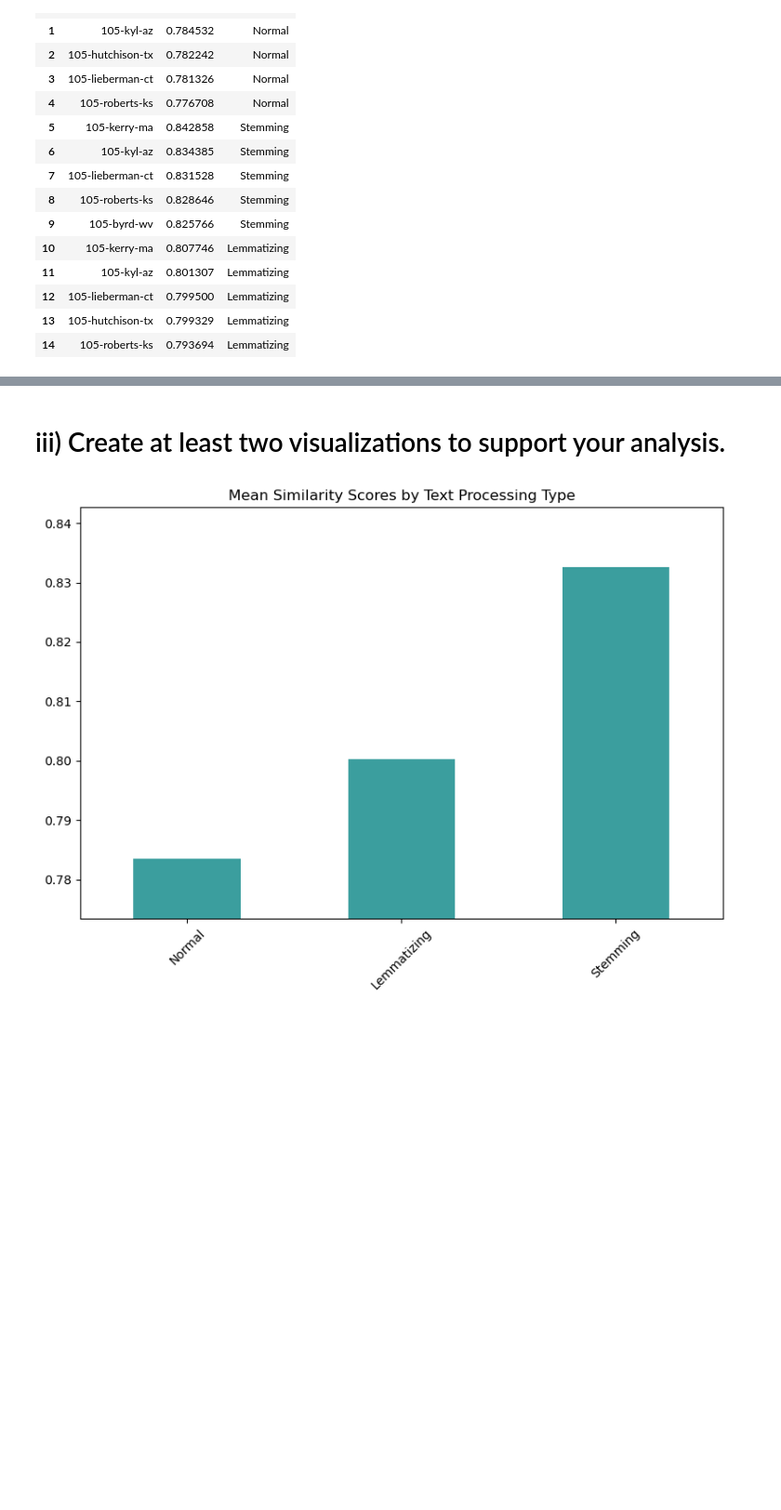
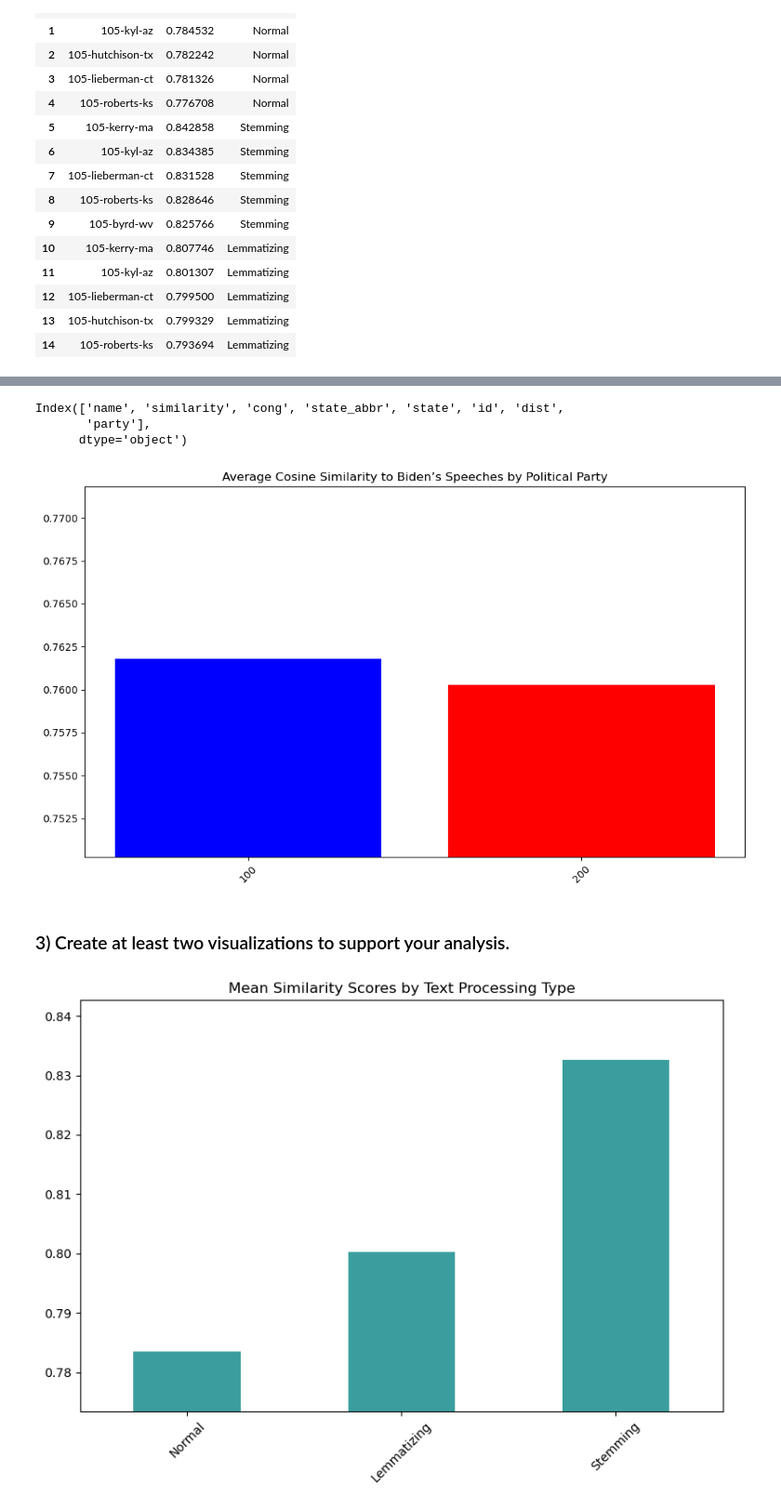
Before and after one commit to Iandrewburg/Text_Analysis, a Jupyter notebook: Assignments/Ian-Brandenburg.ipynb, the cells around one changed output, grey strips where cells are left out. Shown: that part at 93% size. Saved outputs shown, nothing was run; the diff lists cells and outputs as text; code cells hidden in the pictures; blank space fills up the shorter version.

Commit message:
updated text analysis assignment, added more viz

```diff
--- a/Assignments/Ian-Brandenburg.ipynb
+++ b/Assignments/Ian-Brandenburg.ipynb
@@ -393,3 +418,9 @@ results_df
 | 12 | 105-lieberman-ct | 0.799500 | Lemmatizing |
 | 13 | 105-hutchison-tx | 0.799329 | Lemmatizing |
 | 14 | 105-roberts-ks | 0.793694 | Lemmatizing |
+# %%
+df_stem_similarity = pd.DataFrame(top_similarities_stem, columns=['name', 'similarity'])
+df_stem_similarity['name'] = df_stem_similarity['name'].apply(lambda x: re.search(r'-(\w+)-', x).group(1))
+df_stem_similarity = df_stem_similarity[['name', 'similarity']]
+df_stem_similarity['similarity'] = df_stem_similarity['similarity'].round(4)
+df_stem_similarity.head()
@@ -395,0 +434,4 @@ results_df
+# %%
+df_stem_similarity_merged = df_stem_similarity.merge(senators_info, on='name', how='left')
+
+df_stem_similarity_merged.head()
@@ -396,5 +445,30 @@ results_df
+# %%
+df_stem_similarity_merged.columns
+# %% [output]
+Index(['name', 'similarity', 'cong', 'state_abbr', 'state', 'id', 'dist',
+       'party'],
+      dtype='object')
+# %%
+# Convert 'party' to string type
+df_stem_similarity_merged['party'] = df_stem_similarity_merged['party'].astype(str)
+
+# Calculate the average cosine similarity by party
+avg_similarity_by_party = df_stem_similarity_merged.groupby('party')['similarity'].mean().reset_index()
+
+# Plot a bar chart
+plt.figure(figsize=(10, 6))
+plt.bar(avg_similarity_by_party['party'], avg_similarity_by_party['similarity'], color=['blue', 'red'])
+plt.xlabel('')
+plt.ylabel('')
+plt.title('Average Cosine Similarity to Biden’s Speeches by Political Party')
+plt.xticks(rotation=45)
+plt.ylim(avg_similarity_by_party['similarity'].min() - 0.01, avg_similarity_by_party['similarity'].max() + 0.01)  # Set the limits for y-axis to make differences more pronounced
+plt.tight_layout()
+plt.show()
+# %% [output]
+[figure, added]
 # %% [markdown]
-# iii) Create at least two visualizations to support your analysis.
+### 3) Create at least two visualizations to support your analysis.
 # %%
 # calculating mean scores for each Type and sort them
 mean_scores = results_df.groupby('Type')['Score'].mean().sort_values()
```
Also changed, not shown: parts of 27 cells of this notebook, 5 other files.
